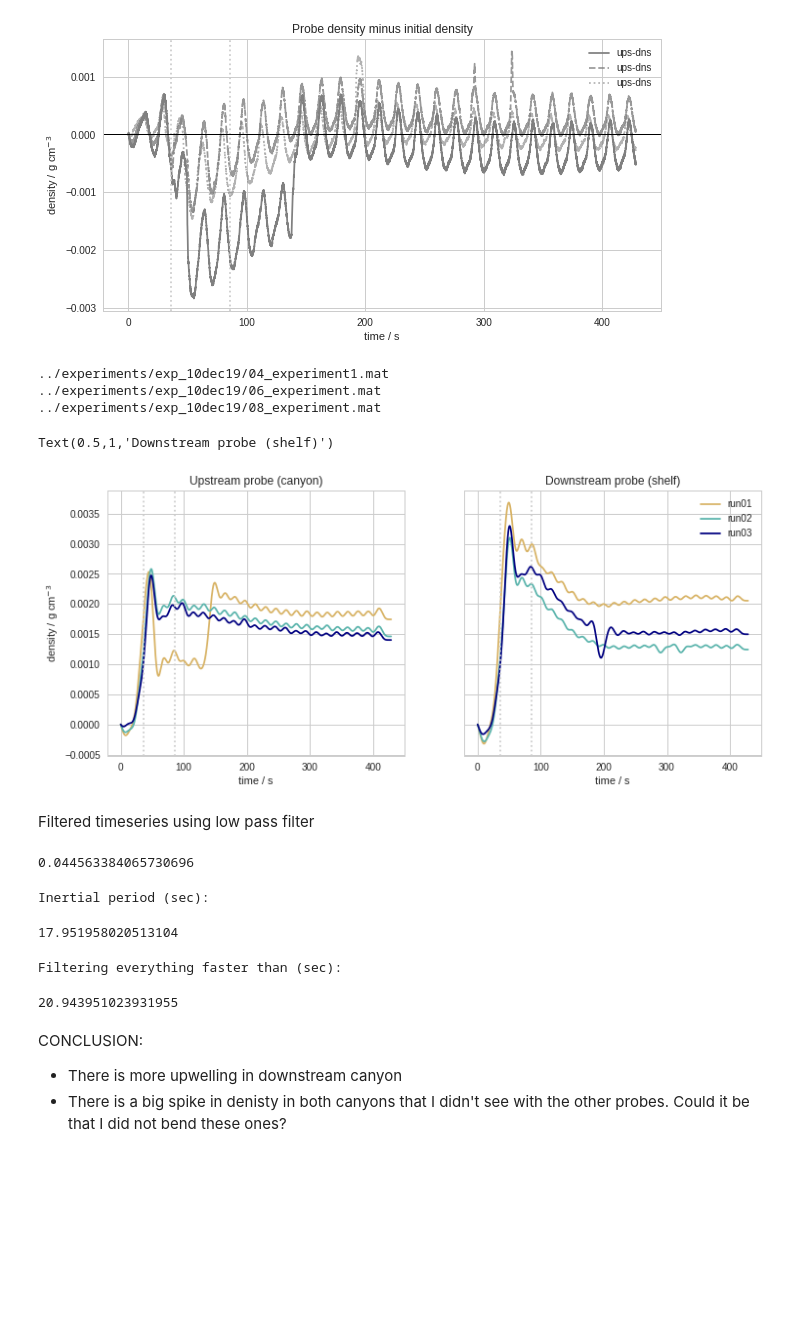
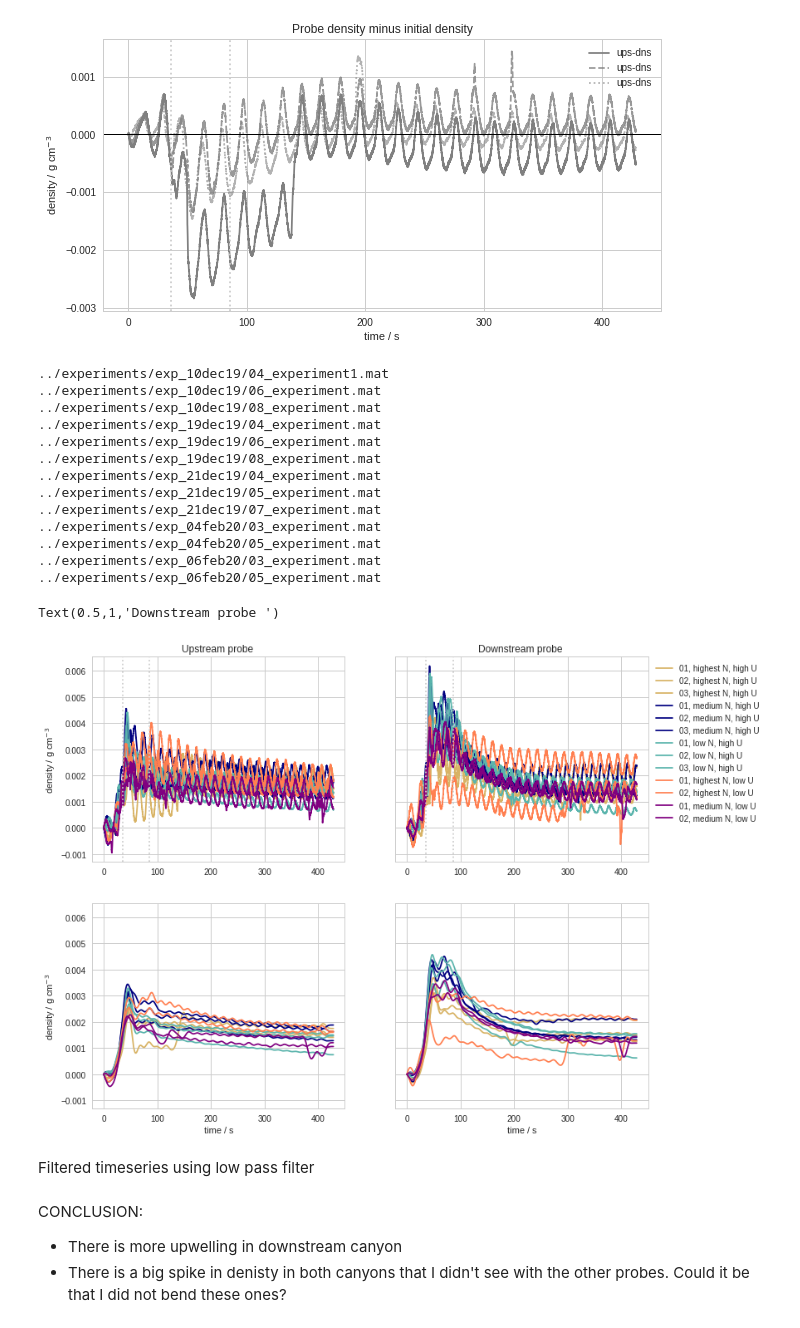
Before and after one commit to UBC-MOAD/MultipleCanyons, a Jupyter notebook: lab/Conduino/notebooks/exp_10Dec19.ipynb, the cells around one changed output. Cells and saved outputs as stored; diff of their text form; code cells hidden in the pictures; blank space fills up the shorter version.

Commit message:
Summary plot of all conduino measurements since dec 2019

```diff
--- a/lab/Conduino/notebooks/exp_10Dec19.ipynb
+++ b/lab/Conduino/notebooks/exp_10Dec19.ipynb
@@ -391,65 +386,89 @@ ax0.set_title('Probe density minus initial density')
 Text(0.5,1,'Probe density minus initial density')
 [figure]
 # %%
-fig, (ax0, ax1) = plt.subplots(1,2, figsize=(12,5), sharey=True)
-labels = ['run01','run02','run03']
-colors = ['#d8b365','#5ab4ac','navy']
+fig, ((ax0, ax1),(ax2,ax3)) = plt.subplots(2,2, figsize=(12,10), sharey=True)
+labels = ['01, highest N, high U','02, highest N, high U','03, highest N, high U',
+          '01, medium N, high U','02, medium N, high U','03, medium N, high U',
+          '01, low N, high U','02, low N, high U','03, low N, high U',
+          '01, highest N, low U','02, highest N, low U',
+          '01, medium N, low U','02, medium N, low U']
+colors = ['#d8b365','#d8b365','#d8b365','navy','navy','navy','#5ab4ac','#5ab4ac','#5ab4ac',
+          'coral','coral','purple','purple']
 linestyles = ['-', '--',':','-.']
 files = ['../experiments/exp_10dec19/04_experiment1.mat',
          '../experiments/exp_10dec19/06_experiment.mat',
          '../experiments/exp_10dec19/08_experiment.mat',
+         '../experiments/exp_19dec19/04_experiment.mat',
+         '../experiments/exp_19dec19/06_experiment.mat',
+         '../experiments/exp_19dec19/08_experiment.mat',
+         '../experiments/exp_21dec19/04_experiment.mat',
+         '../experiments/exp_21dec19/05_experiment.mat',
+         '../experiments/exp_21dec19/07_experiment.mat',
+         '../experiments/exp_04feb20/03_experiment.mat',
+         '../experiments/exp_04feb20/05_experiment.mat',
+         '../experiments/exp_06feb20/03_experiment.mat',
+         '../experiments/exp_06feb20/05_experiment.mat',
         ]
 
 for filepath, lab, color in zip(files, labels, colors):
     print(filepath)
     mat = sio.loadmat(filepath, squeeze_me=True)
     P1 = mat['ch1']
     P2 = mat['ch2']
     dt = mat['dt']
     time = mat['time']
     inertial_period = 1/((0.7)/(2*np.pi))
     fs = len(time)/np.max(time)
     f0 = (0.7/2)/(2*np.pi) # f/2 is omega, table speed in rad/s, /2pi to get rid of rad
 
-    dens1 = ctools.butter_lowpass_filter(ctools.densANK1_05Dec19(P1), f0-(f0/7), fs, order=5)
-    dens2 = ctools.butter_lowpass_filter(ctools.densANK2_05Dec19(P2), f0-(f0/7), fs, order=5)
+    dens1fl = ctools.butter_lowpass_filter(ctools.densANK1_05Dec19(P1), f0-(f0/7), fs, order=5)
+    dens2fl = ctools.butter_lowpass_filter(ctools.densANK2_05Dec19(P2), f0-(f0/7), fs, order=5)
+    dens1 = ctools.densANK1_05Dec19(P1)
+    dens2 = ctools.densANK2_05Dec19(P2)
+
     ax0.plot(time,dens1-dens1[0],'-', label=lab, color=color)
     ax1.plot(time,dens2-dens2[0],'-', label=lab, color=color)
+    ax2.plot(time,dens1fl-dens1fl[0],'-', label=lab, color=color)
+    ax3.plot(time,dens2fl-dens2fl[0],'-', label=lab, color=color)
 
 plot_uprofile(ax0)
 plot_uprofile(ax1)
 ax1.legend(bbox_to_anchor=(1,1))
 
 ax0.set_ylabel('density / g cm$^{-3}$')
-ax0.set_xlabel('time / s')
-ax1.set_xlabel('time / s')
-ax0.set_title('Upstream probe (canyon)')
-ax1.set_title('Downstream probe (shelf)')
+ax2.set_ylabel('density / g cm$^{-3}$')
+
+ax2.set_xlabel('time / s')
+ax3.set_xlabel('time / s')
+ax0.set_title('Upstream probe ')
+ax1.set_title('Downstream probe ')
 # %% [output]
 ../experiments/exp_10dec19/04_experiment1.mat
 ../experiments/exp_10dec19/06_experiment.mat
 ../experiments/exp_10dec19/08_experiment.mat
+../experiments/exp_19dec19/04_experiment.mat
+../experiments/exp_19dec19/06_experiment.mat
+../experiments/exp_19dec19/08_experiment.mat
+../experiments/exp_21dec19/04_experiment.mat
+../experiments/exp_21dec19/05_experiment.mat
+../experiments/exp_21dec19/07_experiment.mat
+../experiments/exp_04feb20/03_experiment.mat
+../experiments/exp_04feb20/05_experiment.mat
+../experiments/exp_06feb20/03_experiment.mat
+../experiments/exp_06feb20/05_experiment.mat
-Text(0.5,1,'Downstream probe (shelf)')
+Text(0.5,1,'Downstream probe ')
-[figure, old version]
+[figure, new version]
 # %% [markdown]
 Filtered timeseries using low pass filter
 # %%
 f0-(f0/5)
-# %% [output]
-0.044563384065730696
 # %%
 print('Inertial period (sec):')
 1/f0 # sec
-# %% [output]
-Inertial period (sec):
-17.951958020513104
 # %%
 print('Filtering everything faster than (sec):')
 1/(f0-(f0/7)) # sec
 # Initial forcing ramp up is 21 s, I don't think this should be an upper limit on the filtered frequencies
-# %% [output]
-Filtering everything faster than (sec):
-20.943951023931955
 # %% [markdown]
 CONCLUSION:
 
```
Also changed, not shown: parts of 2 cells of this notebook.
